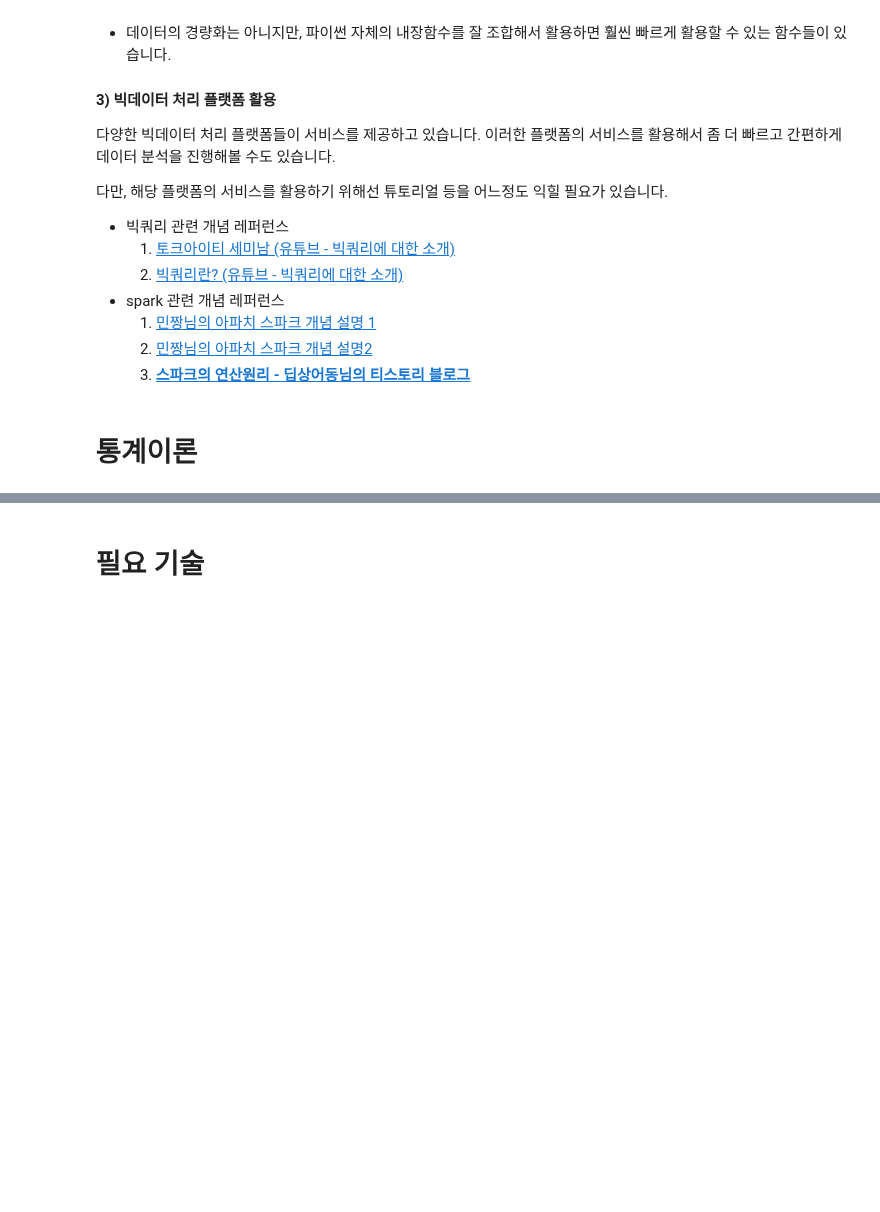
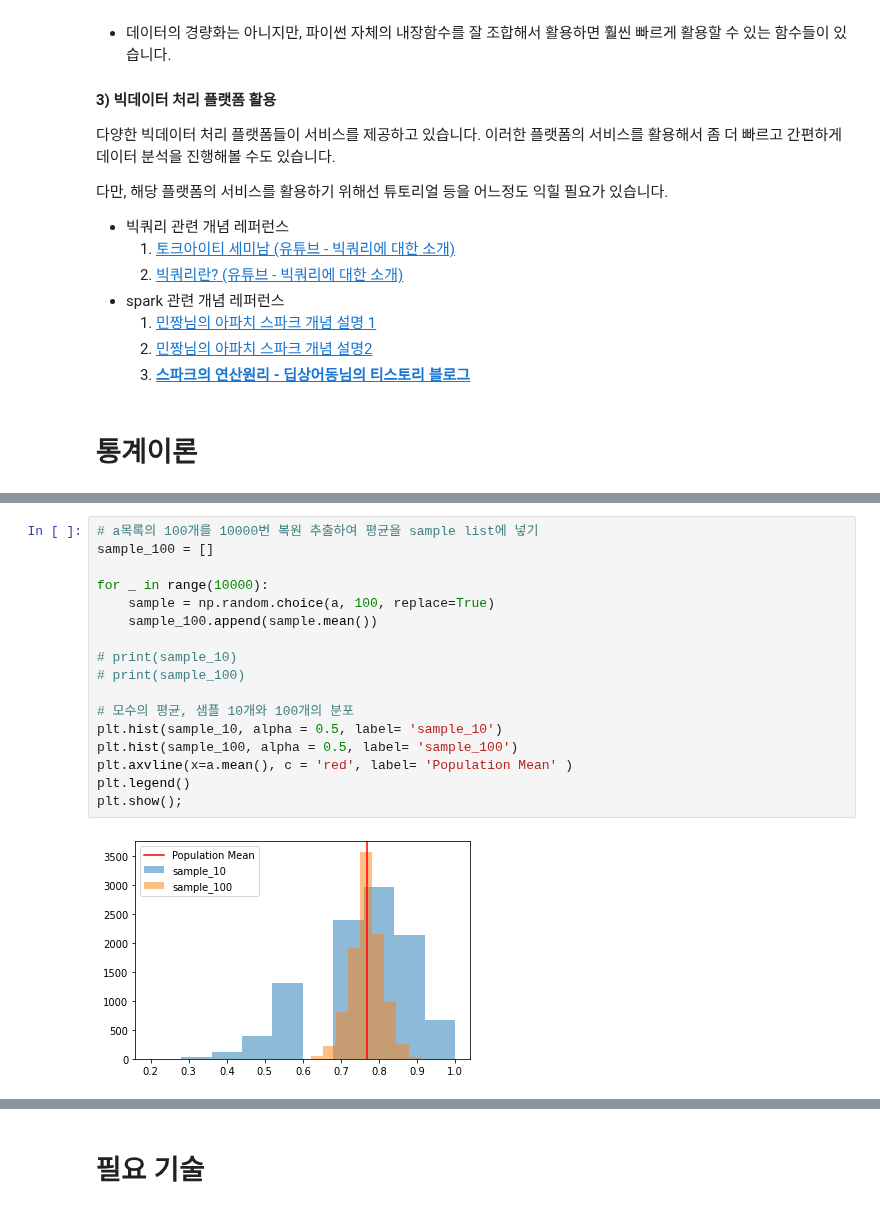
Before and after one commit to ev1025/DA_Study, a Jupyter notebook: DA_이론,_역량.ipynb, the cells around one changed output, grey strips where cells are left out. Saved outputs shown, nothing was run; the diff lists cells and outputs as text; blank space fills up the shorter version.

```diff
--- a/DA_이론,_역량.ipynb
+++ b/DA_이론,_역량.ipynb
@@ -222,0 +326,19 @@ https://datarian.io/blog/funnel-analysis
+# %%
+# a목록의 100개를 10000번 복원 추출하여 평균을 sample list에 넣기
+sample_100 = []
+
+for _ in range(10000):
+    sample = np.random.choice(a, 100, replace=True)
+    sample_100.append(sample.mean())
+
+# print(sample_10)
+# print(sample_100)
+
+# 모수의 평균, 샘플 10개와 100개의 분포
+plt.hist(sample_10, alpha = 0.5, label= 'sample_10')
+plt.hist(sample_100, alpha = 0.5, label= 'sample_100')
+plt.axvline(x=a.mean(), c = 'red', label= 'Population Mean' )
+plt.legend()
+plt.show();
+# %% [output]
+[figure, added]
```
Also changed, not shown: parts of 38 cells of this notebook.
